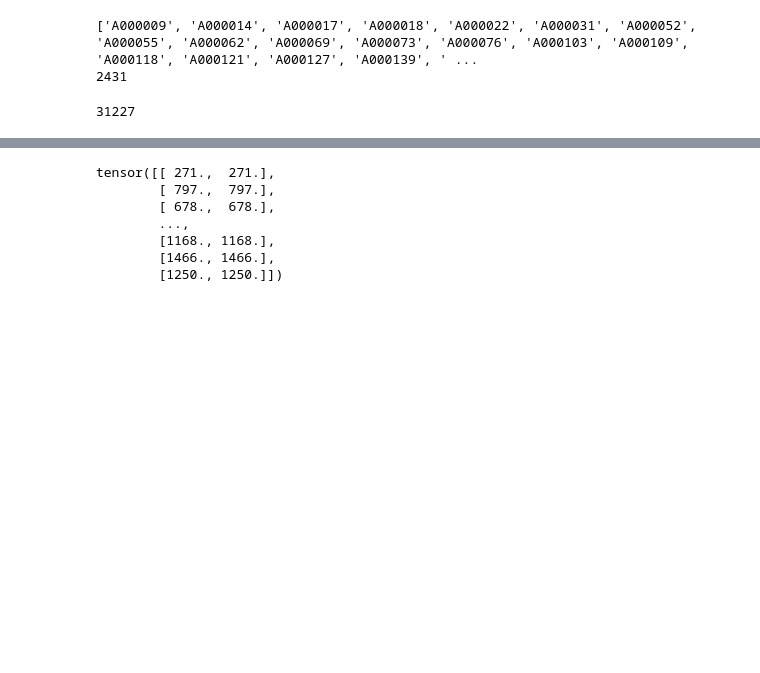
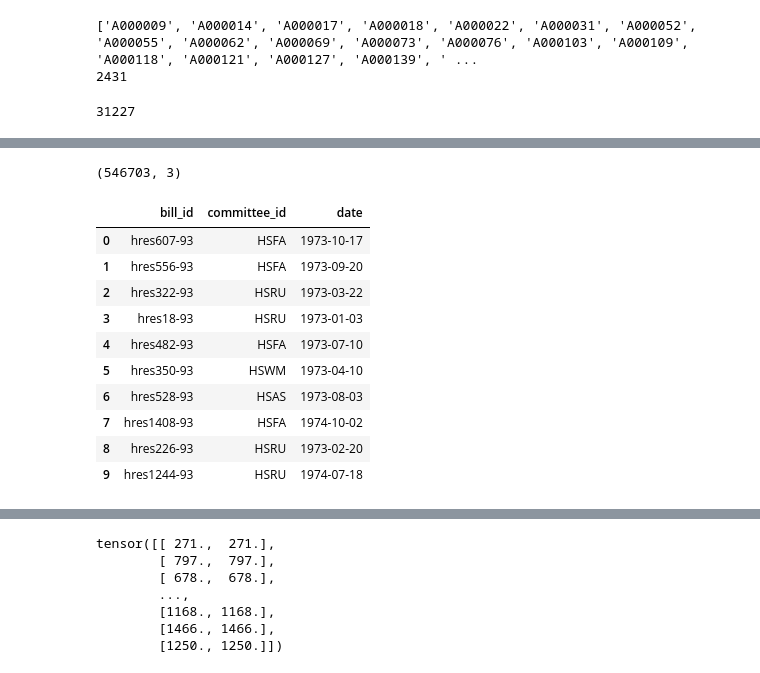
Before and after one commit to syyunn/gnnex, a Jupyter notebook: data/heterograph-neo4j.ipynb, the cells around one changed output, grey strips where cells are left out. Drawn from its saved outputs; the diff is of its cells as text; code cells hidden in the pictures; blank space fills up the shorter version.

```diff
--- a/data/heterograph-neo4j.ipynb
+++ b/data/heterograph-neo4j.ipynb
@@ -475,0 +533,29 @@ ref_date = pd.Timestamp(2016, 1, 1)
+# %%
+# Create the Pandas dataframe
+ba_df = pd.DataFrame(ba, columns=['bill_id', 'committee_id', 'intro_date'])
+
+# Convert datetime column to date only
+ba_df['date'] = pd.to_datetime(ba_df['intro_date']).dt.date
+
+# Drop the datetime column
+ba_df.drop('intro_date', axis=1, inplace=True)
+
+# Drop None values
+ba_df = ba_df.dropna()
+
+# Print the resulting dataframe
+print(ba_df.shape)
+ba_df.head(10)
+# %% [output]
+(546703, 3)
+|  | bill_id | committee_id | date |
+| 0 | hres607-93 | HSFA | 1973-10-17 |
+| 1 | hres556-93 | HSFA | 1973-09-20 |
+| 2 | hres322-93 | HSRU | 1973-03-22 |
+| 3 | hres18-93 | HSRU | 1973-01-03 |
+| 4 | hres482-93 | HSFA | 1973-07-10 |
+| 5 | hres350-93 | HSWM | 1973-04-10 |
+| 6 | hres528-93 | HSAS | 1973-08-03 |
+| 7 | hres1408-93 | HSFA | 1974-10-02 |
+| 8 | hres226-93 | HSRU | 1973-02-20 |
+| 9 | hres1244-93 | HSRU | 1974-07-18 |
```
Also changed, not shown: parts of 21 cells of this notebook, 22 other files.
